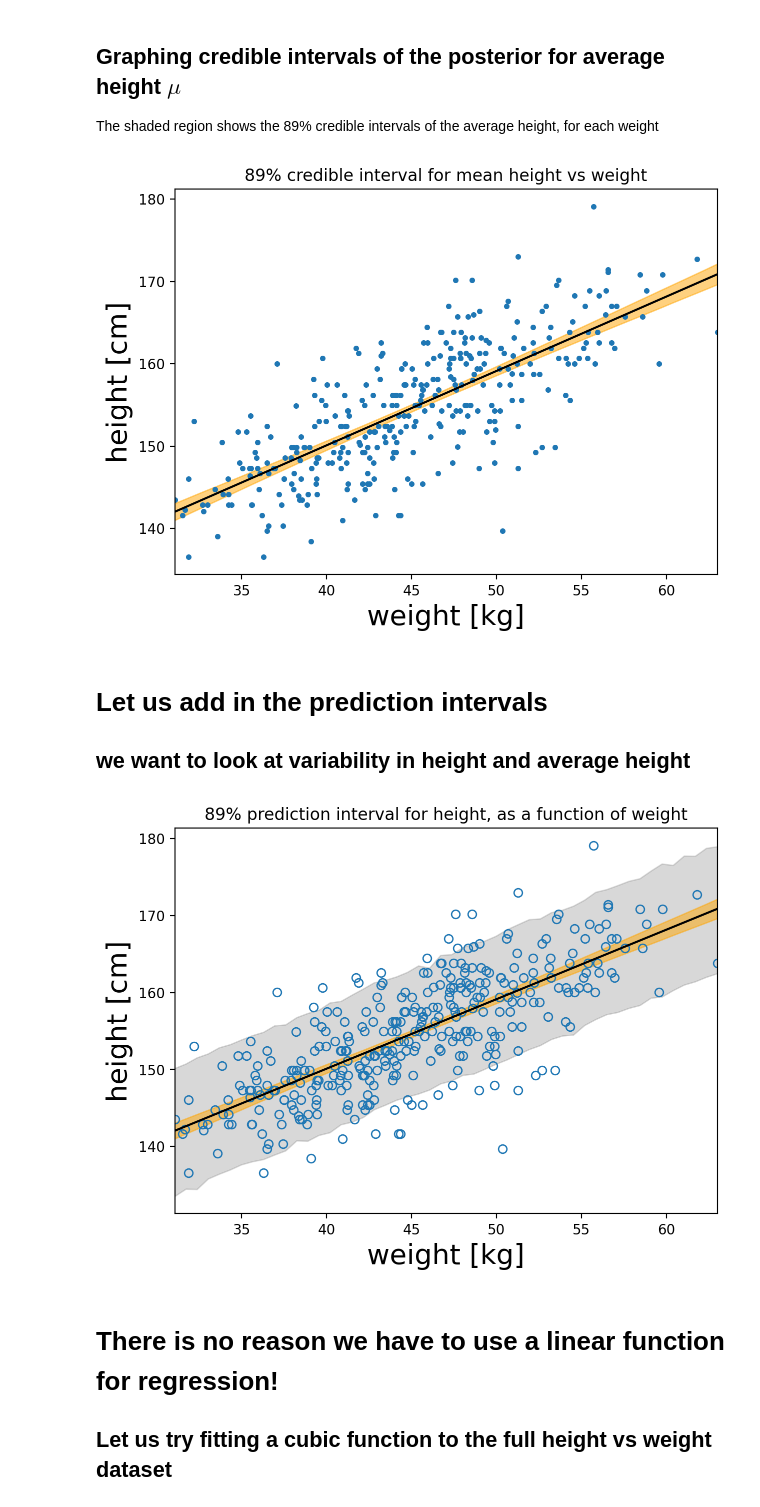
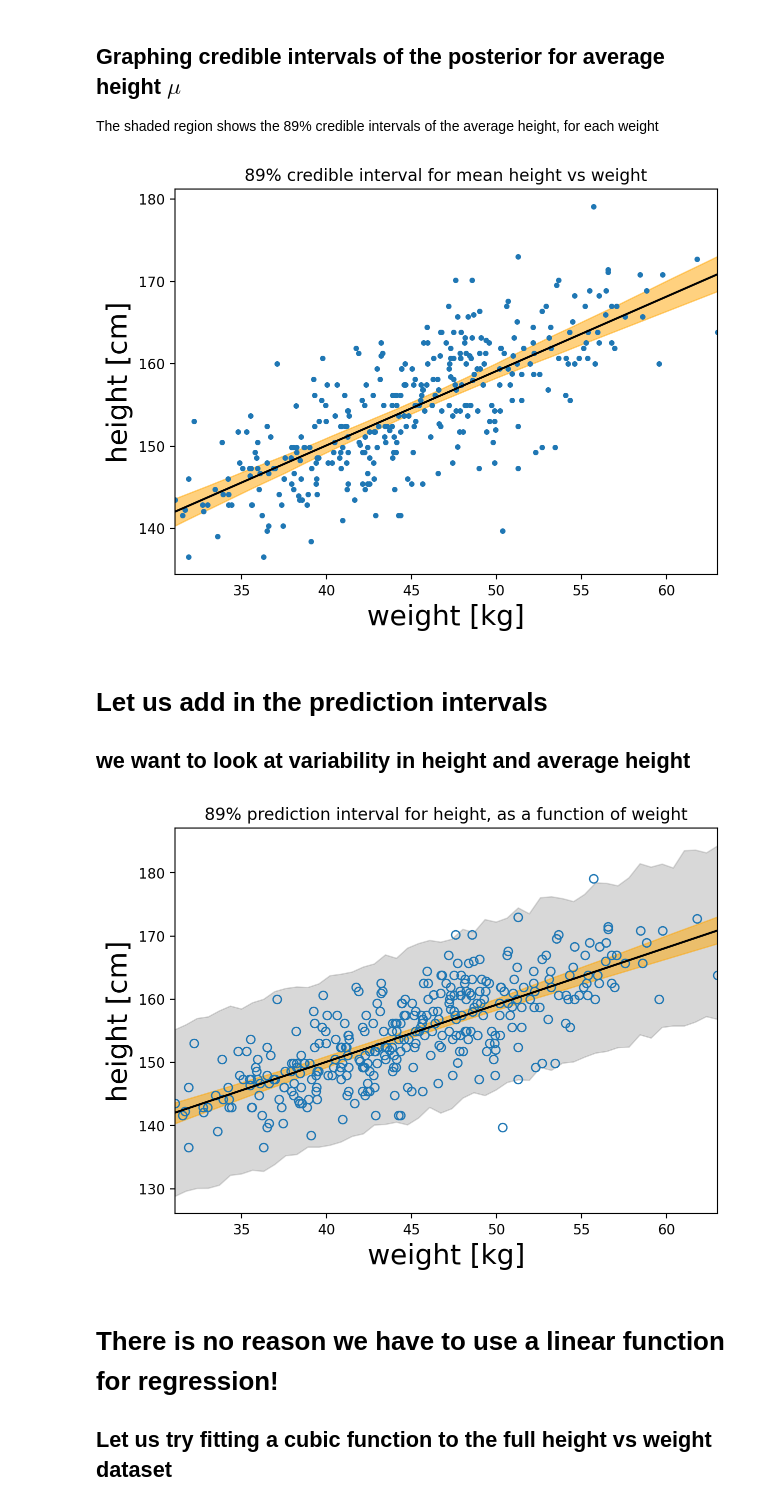
Before and after one commit to ccontrer/MATH509-Winter2025-JupyterNotebooks, a Jupyter notebook: Week 3.ipynb, the cells around one changed output. Cells and saved outputs as stored; diff of their text form; code cells hidden in the pictures.

```diff
--- a/Week 3.ipynb
+++ b/Week 3.ipynb
@@ -258,7 +269,7 @@ ylabel('height [cm]', fontsize=20);
 ## Graphing credible intervals of the posterior for average height $\mu$
 The shaded region shows the 89% credible intervals of the average height, for each weight
 # %%
-prob = 0.89 ## for credible intervals
+prob = 0.99 ## for credible intervals
 
 xmin = data_adult['weight'].min()
 xmax = data_adult['weight'].max()
@@ -268,6 +279,9 @@ alpha_samples = array(trace_4_3_df['alpha'])[None, :]
 logbeta_samples = array(trace_4_3_df['logbeta'])[None, :]
 N_posterior_samples = alpha_samples.size
 
+## the posterior mean
+mu_avg = alpha_samples.mean() + exp(logbeta_samples).mean()*(x - xmean)
+
 mu_samples = alpha_samples + exp(logbeta_samples)*(x[:, None] - xmean)
 ## lower bound and upper bound for each fixed weight in the array `x`
 mu_samples_sorted = sort(mu_samples, axis=1)
@@ -275,8 +289,6 @@ index = int(N_posterior_samples*(1 - prob)/2)
 mu_lower = mu_samples_sorted[:, index]
 mu_upper = mu_samples_sorted[:, -index]
 
-## the posterior mean
-mu_avg = alpha_samples.mean() + exp(logbeta_samples).mean()*(x - xmean)
 
 
 figure(1, [7, 5])
@@ -289,12 +301,12 @@ title('89% credible interval for mean height vs weight')
 xlabel('weight [kg]', fontsize=20)
 ylabel('height [cm]', fontsize=20);
 # %% [output]
-[figure, old version]
+[figure, new version]
 # %% [markdown]
 # Let us add in the prediction intervals
 ## we want to look at variability in height and average height
 # %%
-prob = 0.89 ## for credible intervals
+prob = 0.99 ## for credible intervals
 
 xmin = data_adult['weight'].min()
 xmax = data_adult['weight'].max()
@@ -318,34 +330,34 @@ mu_samples_sorted = sort(mu_samples, axis=1)
 index = int(N_posterior_samples*(1 - prob)/2)
 mu_lower = mu_samples_sorted[:, index]
 mu_upper = mu_samples_sorted[:, -index]
 
 #### Sample the posterior prediction height
 h_samples = stats.norm.rvs(
     mu_samples,
     sigma_samples,
     size=(N_weight, N_posterior_samples))
 ## lower bound and upper credible inteval bounds for each fixed weight in the array `x`
 h_samples_sorted = sort(h_samples, axis=1)
 index = int(N_posterior_samples*(1 - prob)/2)
 h_lower = h_samples_sorted[:, index]
 h_upper = h_samples_sorted[:, -index]
 
 
 ##### Figure code
 
 figure(1, [7, 5])
 
 fill_between(x, h_upper, h_lower, color='0.5', alpha=0.3)
 fill_between(x, mu_upper, mu_lower, color='orange', alpha=0.5)
 plot(data_adult['weight'], data_adult['height'], 'o', mfc='none')
 plot(x, mu_avg, 'k')
 
 xlim(xmin, xmax)
 title('89% prediction interval for height, as a function of weight')
 xlabel('weight [kg]', fontsize=20)
 ylabel('height [cm]', fontsize=20);
 # %% [output]
-[figure, old version]
+[figure, new version]
 # %% [markdown]
 # There is no reason we have to use a linear function for regression!
 ## Let us try fitting a cubic function to the full height vs weight dataset
```
Also changed, not shown: parts of 17 cells of this notebook.
